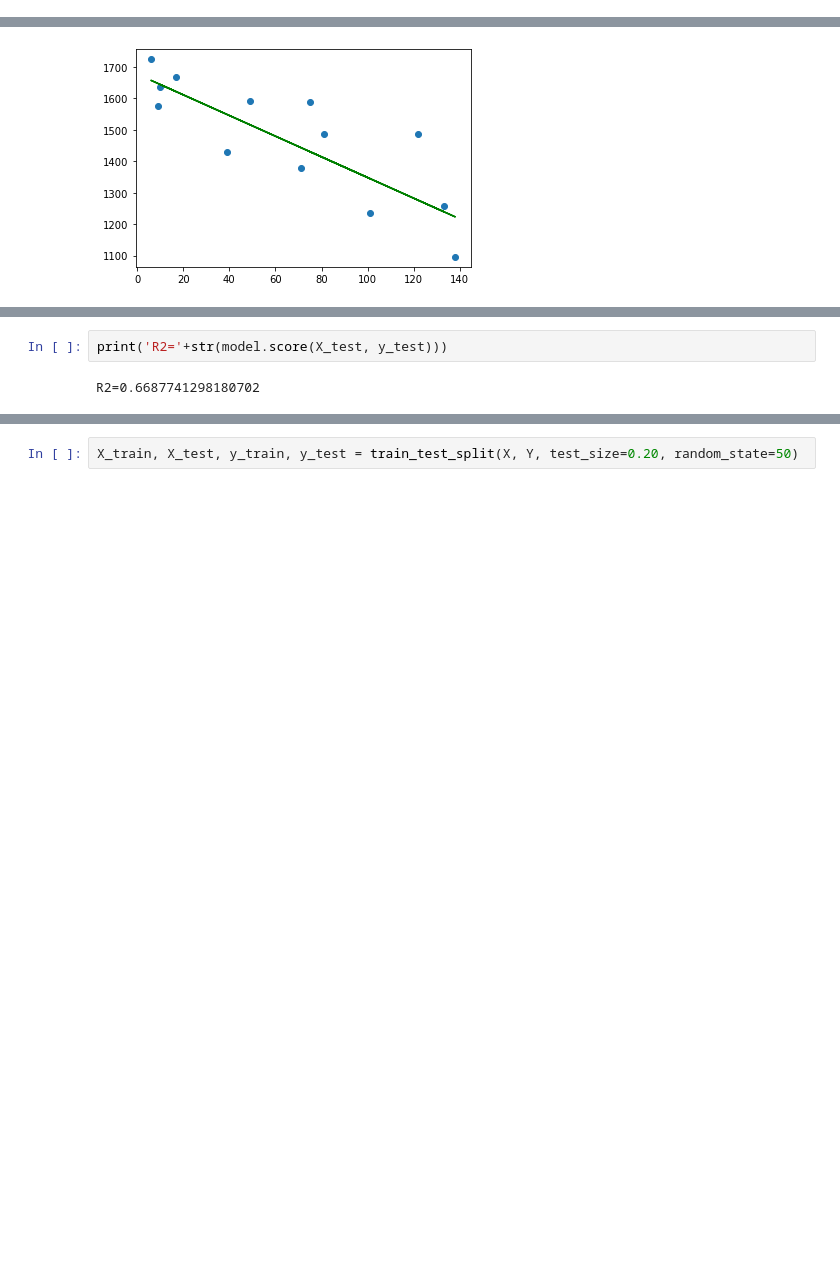
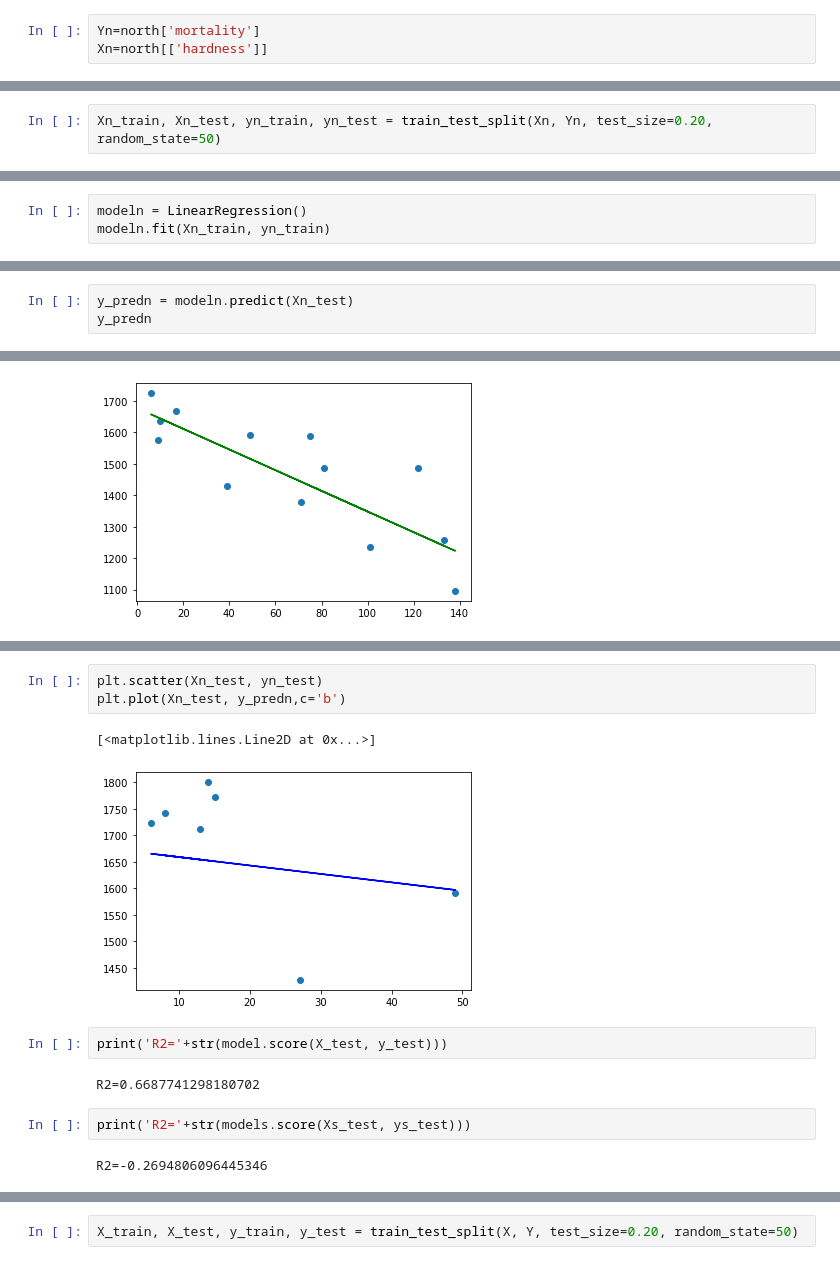
Before and after one commit to stanislavlesnovskij/homework, a Jupyter notebook: Директория для Юпитера/correlation.ipynb, the cells around one changed output, grey strips where cells are left out. Saved outputs shown, nothing was run; the diff lists cells and outputs as text; blank space fills up the shorter version.

```diff
--- a/Директория для Юпитера/correlation.ipynb
+++ b/Директория для Юпитера/correlation.ipynb
@@ -38,2 +75,5 @@ X=data[['hardness']]
+# %%
+Yn=north['mortality']
+Xn=north[['hardness']]
 # %%
 X_train, X_test, y_train, y_test = train_test_split(X, Y, test_size=0.20, random_state=50)
@@ -40,3 +82,5 @@ X_train, X_test, y_train, y_test = train_test_split(X, Y, test_size=0.20, random
+# %%
+Xn_train, Xn_test, yn_train, yn_test = train_test_split(Xn, Yn, test_size=0.20, random_state=50)
 # %%
 X_train.shape
 # %% [output]
@@ -52,0 +118,3 @@ LinearRegression()
+# %%
+modeln = LinearRegression()
+modeln.fit(Xn_train, yn_train)
@@ -68,0 +153,3 @@ array([1620.92685931, 1657.08324388, 1647.22241173, 1548.61409017,
+# %%
+y_predn = modeln.predict(Xn_test)
+y_predn
@@ -75,4 +171,14 @@ plt.plot(X_test, y_pred,c='g')
+# %%
+plt.scatter(Xn_test, yn_test)
+plt.plot(Xn_test, y_predn,c='b')
+# %% [output]
+[<matplotlib.lines.Line2D at 0x...>]
+[figure, added]
 # %%
 print('R2='+str(model.score(X_test, y_test)))
 # %% [output]
 R2=0.6687741298180702
+# %%
+print('R2='+str(models.score(Xs_test, ys_test)))
+# %% [output]
+R2=-0.2694806096445346
```
Also changed, not shown: parts of 32 cells of this notebook.
